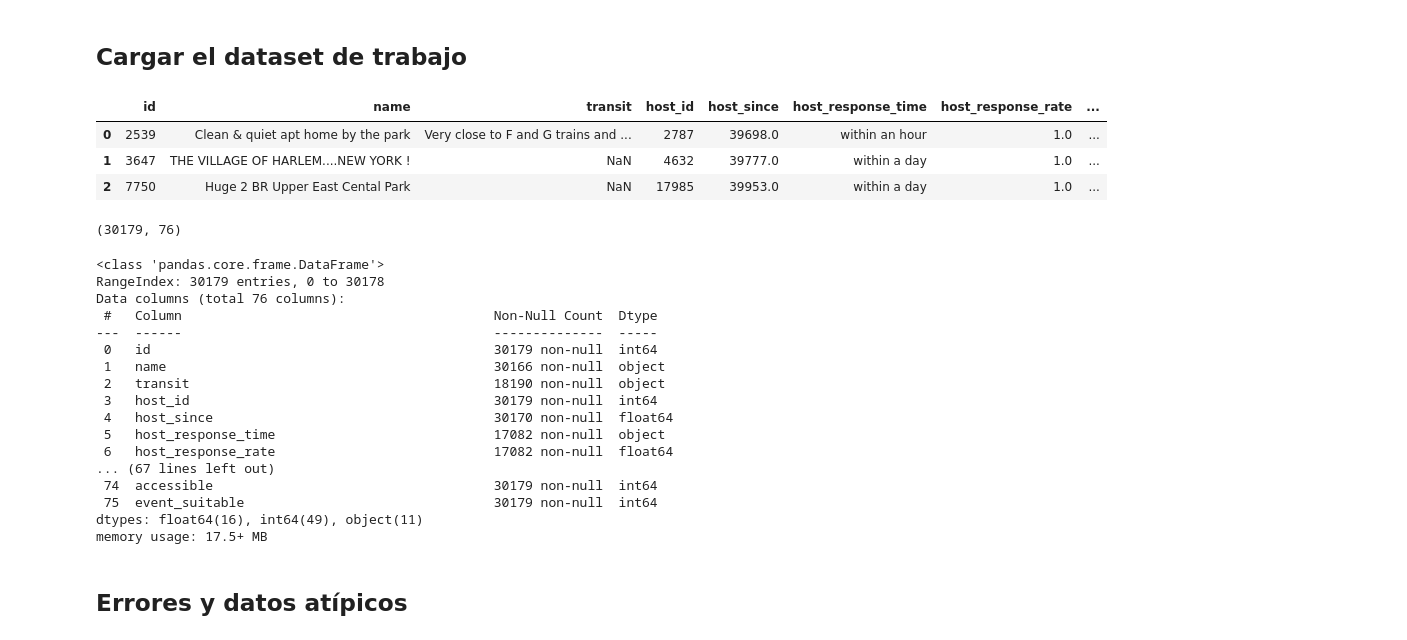
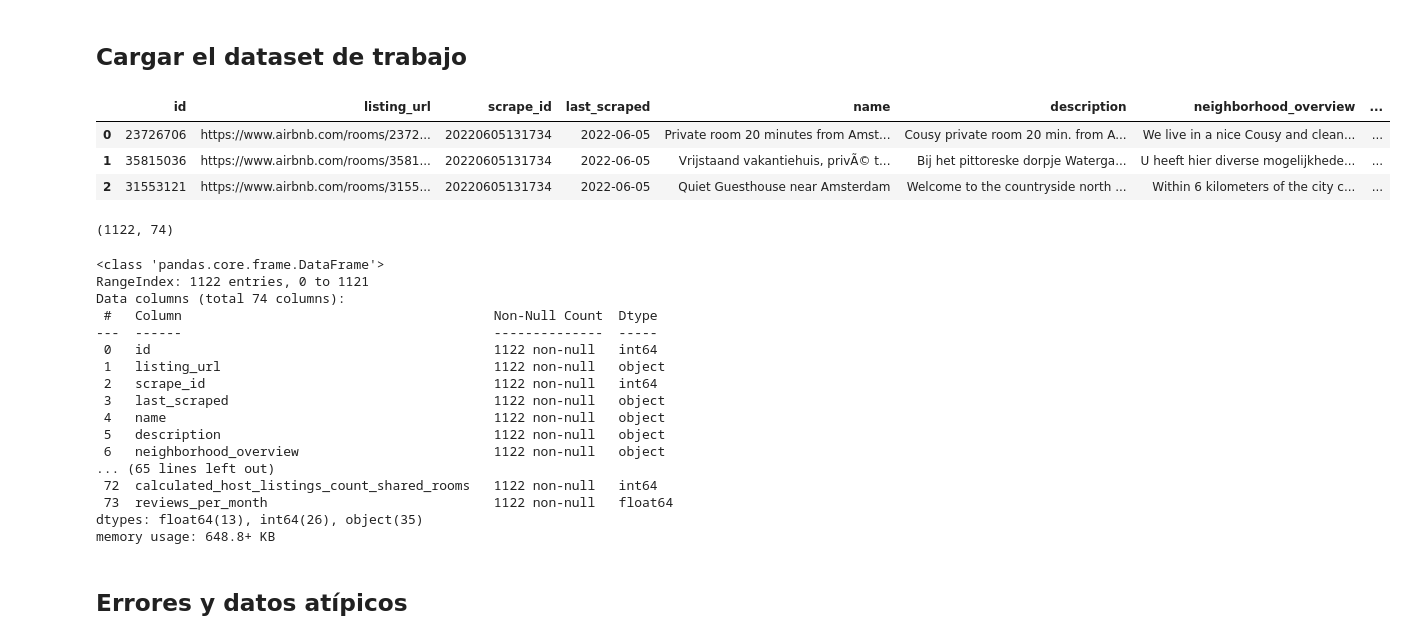
Before and after one commit to chris78rey/DIPLOM_BIGDATA, a Jupyter notebook: deberes/modulo04/talleres guiados/Fase_2_Limpieza_y_transformación_Estudiantes.ipynb, the cells around one changed output. Saved outputs shown, nothing was run; the diff lists cells and outputs as text; code cells hidden in the pictures.

```diff
--- a/deberes/modulo04/talleres guiados/Fase_2_Limpieza_y_transformación_Estudiantes.ipynb
+++ b/deberes/modulo04/talleres guiados/Fase_2_Limpieza_y_transformación_Estudiantes.ipynb
@@ -69,39 +69,39 @@ Seaborn 0.11.2
 # %%
 pd.options.display.max_columns = 100 # Permite visualizar todas las columnas del dataframe
 
-airbnb = pd.read_csv('https://github.com/HarryVargas96/UdeCataluna/blob/main/data/airbnb.csv?raw=true', delimiter=',')
+airbnb = pd.read_excel('https://github.com/chris78rey/DIPLOM_BIGDATA/blob/main/amsterdam_airbnb.xlsx?raw=true')
 airbnb.head(3)
 # %% [output]
-|  | id | name | transit | host_id | host_since | host_response_time | host_response_rate | ... |
-| 0 | 2539 | Clean & quiet apt home by the park | Very close to F and G trains and ... | 2787 | 39698.0 | within an hour | 1.0 | ... |
-| 1 | 3647 | THE VILLAGE OF HARLEM....NEW YORK ! | NaN | 4632 | 39777.0 | within a day | 1.0 | ... |
-| 2 | 7750 | Huge 2 BR Upper East Cental Park | NaN | 17985 | 39953.0 | within a day | 1.0 | ... |
+|  | id | listing_url | scrape_id | last_scraped | name | description | neighborhood_overview | ... |
+| 0 | 23726706 | https://www.airbnb.com/rooms/2372... | 20220605131734 | 2022-06-05 | Private room 20 minutes from Amst... | Cousy private room 20 min. from A... | We live in a nice Cousy and clean... | ... |
+| 1 | 35815036 | https://www.airbnb.com/rooms/3581... | 20220605131734 | 2022-06-05 | Vrijstaand vakantiehuis, privÃ© t... | Bij het pittoreske dorpje Waterga... | U heeft hier diverse mogelijkhede... | ... |
+| 2 | 31553121 | https://www.airbnb.com/rooms/3155... | 20220605131734 | 2022-06-05 | Quiet Guesthouse near Amsterdam | Welcome to the countryside north ... | Within 6 kilometers of the city c... | ... |
 # %%
 # Dimensiones del dataframe
 airbnb.shape
 # %% [output]
-(30179, 76)
+(1122, 74)
 # %%
 # Resumen de las variables del dataframe
 airbnb.info()
 # %% [output]
 <class 'pandas.core.frame.DataFrame'>
-RangeIndex: 30179 entries, 0 to 30178
-Data columns (total 76 columns):
+RangeIndex: 1122 entries, 0 to 1121
+Data columns (total 74 columns):
  #   Column                                        Non-Null Count  Dtype
 ---  ------                                        --------------  -----
- 0   id                                            30179 non-null  int64
- 1   name                                          30166 non-null  object
- 2   transit                                       18190 non-null  object
- 3   host_id                                       30179 non-null  int64
- 4   host_since                                    30170 non-null  float64
- 5   host_response_time                            17082 non-null  object
- 6   host_response_rate                            17082 non-null  float64
-... (67 lines left out)
- 74  accessible                                    30179 non-null  int64
- 75  event_suitable                                30179 non-null  int64
-dtypes: float64(16), int64(49), object(11)
-memory usage: 17.5+ MB
+ 0   id                                            1122 non-null   int64
+ 1   listing_url                                   1122 non-null   object
+ 2   scrape_id                                     1122 non-null   int64
+ 3   last_scraped                                  1122 non-null   object
+ 4   name                                          1122 non-null   object
+ 5   description                                   1122 non-null   object
+ 6   neighborhood_overview                         1122 non-null   object
+... (65 lines left out)
+ 72  calculated_host_listings_count_shared_rooms   1122 non-null   int64
+ 73  reviews_per_month                             1122 non-null   float64
+dtypes: float64(13), int64(26), object(35)
+memory usage: 648.8+ KB
 # %% [markdown]
 ## **Errores y datos atípicos**
 # %% [markdown]
```
Also changed, not shown: parts of 7 cells of this notebook.
